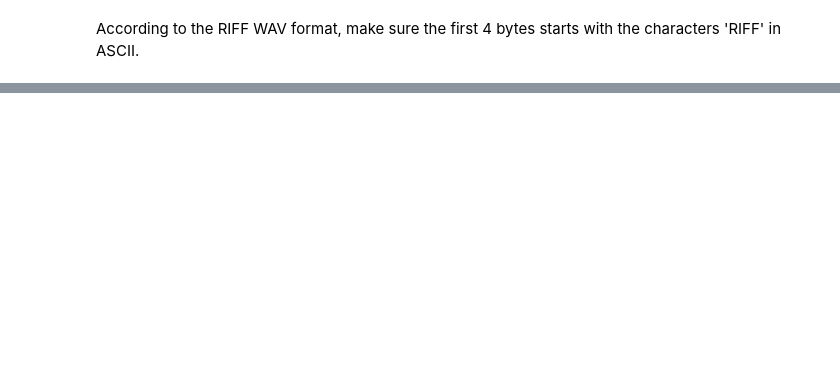
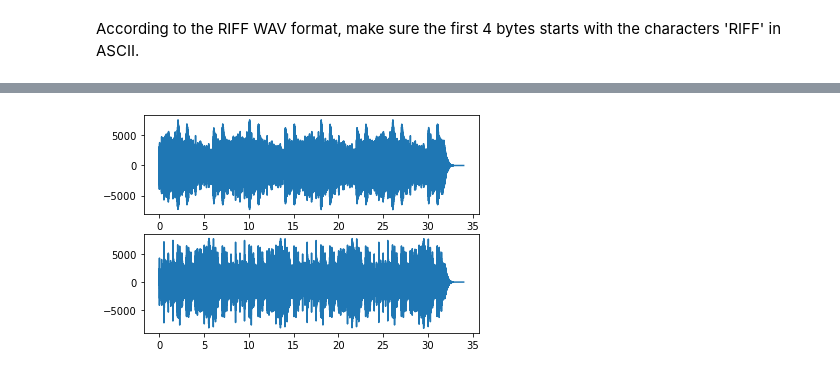
Before and after one commit to SandysPappy/FFT, a Jupyter notebook: FFT_Notes.ipynb, the cells around one changed output, grey strips where cells are left out. Drawn from its saved outputs; the diff is of its cells as text; code cells hidden in the pictures; blank space fills up the shorter version.

```diff
--- a/FFT_Notes.ipynb
+++ b/FFT_Notes.ipynb
@@ -94,0 +136,28 @@ bytes
+# %%
+if num_chan == 2:
+    plt.plot(t, channel_1, label='Channel 1')
+    plt.plot(t, channel_2, label='Channel 2')
+elif num_chan == 1:
+    plt.plot(t, channel_1, label='Channel 1')
+else:
+    raise ValueError("Input channel does not equal 1 or 2. Only Mono and Sterio Channels are supported.")
+
+plt.figure(1)
+plt.subplot(211)
+plt.plot(t, channel_1)
+plt.subplot(212)
+plt.plot(t, channel_2)
+
+ax.set_title('Audio Signal Over Time')
+ax.set_xlabel('Time in seconds')
+ax.set_ylabel('Signal Amplitude')
+
+ax.plot(channel_1, label = 'Channel 1', color = 'blue')
+ax.plot(channel_2, label = 'Channel 2', color = 'orange')
+
+
+ax.legend()
+
+plt.show()
+# %% [output]
+[figure, added]
```
Also changed, not shown: parts of 8 cells of this notebook.
